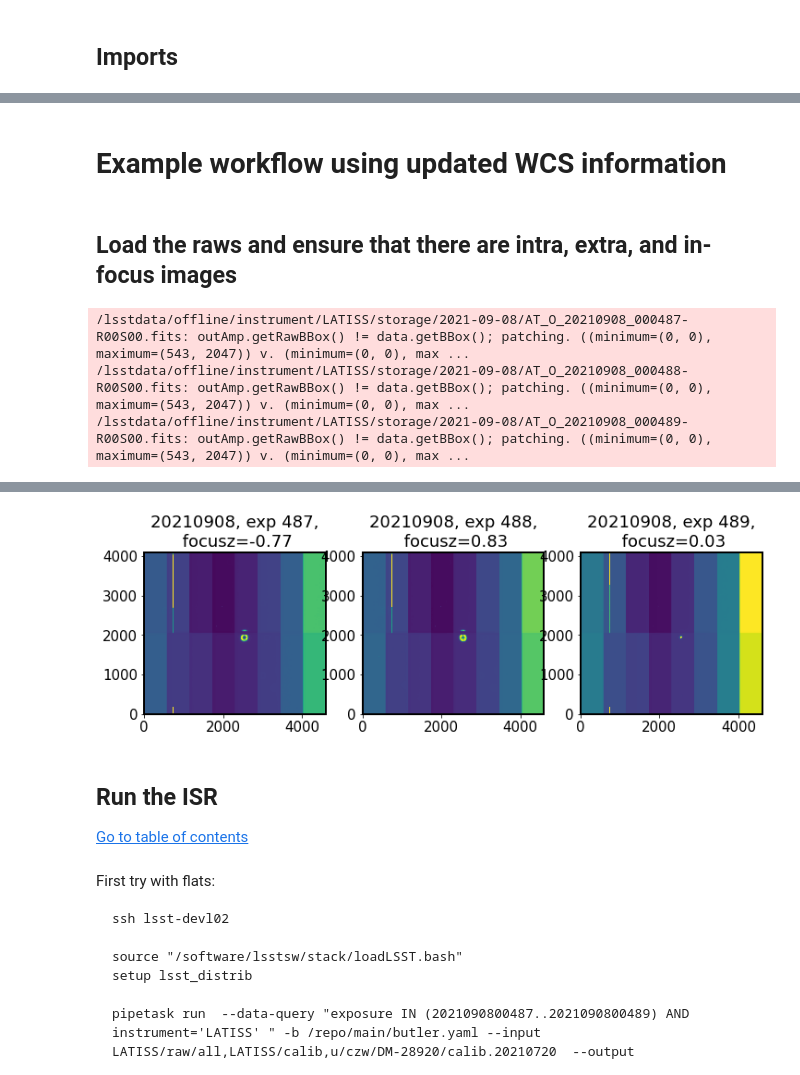
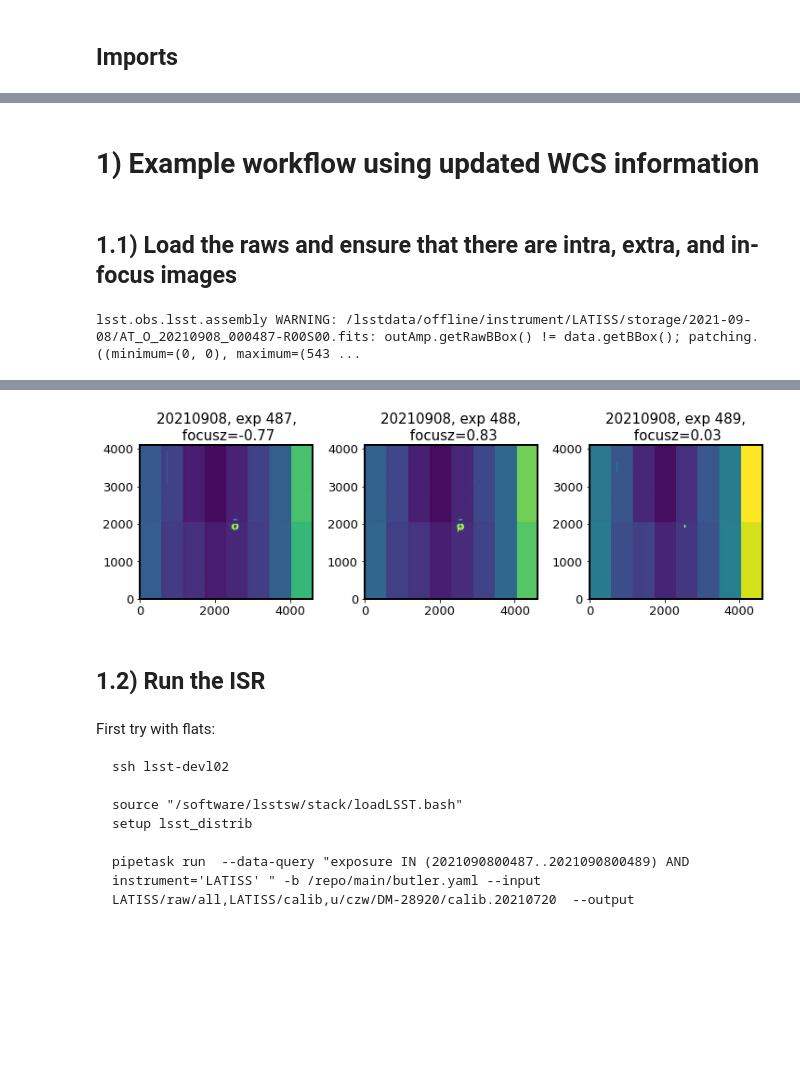
Before and after one commit to lsst-sitcom/sitcomtn-038, a Jupyter notebook: index.ipynb, the cells around one changed output, grey strips where cells are left out. Saved outputs shown, nothing was run; the diff lists cells and outputs as text; code cells hidden in the pictures; blank space fills up the shorter version.

```diff
--- a/index.ipynb
+++ b/index.ipynb
@@ -79,12 +76,6 @@ from lsst.meas.astrom import AstrometryTask
 import lsst.afw.display as afwDisplay
 
 from matplotlib import rcParams
-rcParams['ytick.labelsize'] = 10
-rcParams['xtick.labelsize'] = 10
-rcParams['axes.labelsize'] = 25
-rcParams['axes.linewidth'] = 2
-rcParams['font.size'] = 14
-rcParams['axes.titlesize'] = 15
 
 from copy import copy
 from copy import deepcopy
@@ -99,12 +90,16 @@ from lsst.ts.wep.task.EstimateZernikesLatissTask import (
     EstimateZernikesLatissTask, EstimateZernikesLatissTaskConfig
 )
 
-
 from lsst.ts.wep.task.RefCatalogInterface import RefCatalogInterface
 
 from lsst.ts.wep.task.GenerateDonutCatalogWcsTask import (
     GenerateDonutCatalogWcsTask, GenerateDonutCatalogWcsTaskConfig)
 
-from lsst.ts.analysis.notebooks import analysisTools as at
+from lsst.ts.analysis.notebooks import plotting_tools as pt
 # %%
-from lsst.ts.wep.Utility import DefocalType
+rcParams['ytick.labelsize'] = 13
+rcParams['xtick.labelsize'] = 13
+rcParams['axes.labelsize'] = 25
+rcParams['axes.linewidth'] = 2
+rcParams['font.size'] = 14
+rcParams['axes.titlesize'] = 15
@@ -128,11 +106,11 @@ from lsst.ts.wep.Utility import DefocalType
 # %% [markdown]
-# Example workflow using updated WCS information <a id='wcs'></a>
+# 1) Example workflow using updated WCS information <a id='wcs'></a>
 # %% [markdown]
-## Load the raws and ensure that there are intra, extra, and in-focus images <a id='raws'></a>
+## 1.1) Load the raws and ensure that there are intra, extra, and in-focus images <a id='raws'></a>
 # %%
 # analyze that for the test data
-at.previewExposures(yearMonthDay='20210908', expStart=487, expEnd=490)
+pt.preview_exposures(year_month_day='20210908', exp_start=487, exp_end=490,
+                    dataset_ref_or_type='raw',
+                    collection="LATISS/raw/all")
 # %% [output]
-/lsstdata/offline/instrument/LATISS/storage/2021-09-08/AT_O_20210908_000487-R00S00.fits: outAmp.getRawBBox() != data.getBBox(); patching. ((minimum=(0, 0), maximum=(543, 2047)) v. (minimum=(0, 0), max ...
-/lsstdata/offline/instrument/LATISS/storage/2021-09-08/AT_O_20210908_000488-R00S00.fits: outAmp.getRawBBox() != data.getBBox(); patching. ((minimum=(0, 0), maximum=(543, 2047)) v. (minimum=(0, 0), max ...
-/lsstdata/offline/instrument/LATISS/storage/2021-09-08/AT_O_20210908_000489-R00S00.fits: outAmp.getRawBBox() != data.getBBox(); patching. ((minimum=(0, 0), maximum=(543, 2047)) v. (minimum=(0, 0), max ...
+lsst.obs.lsst.assembly WARNING: /lsstdata/offline/instrument/LATISS/storage/2021-09-08/AT_O_20210908_000487-R00S00.fits: outAmp.getRawBBox() != data.getBBox(); patching. ((minimum=(0, 0), maximum=(543 ...
@@ -139,7 +119,6 @@ at.previewExposures(yearMonthDay='20210908', expStart=487, expEnd=490)
-[figure, old version]
+[figure, new version]
 # %% [markdown]
-## Run the ISR <a id='isr'></a>
-[Go to table of contents](#toc)
+## 1.2) Run the ISR <a id='isr'></a>
 # %% [markdown]
 First try with flats:
 
```
Also changed, not shown: parts of 30 cells of this notebook.
